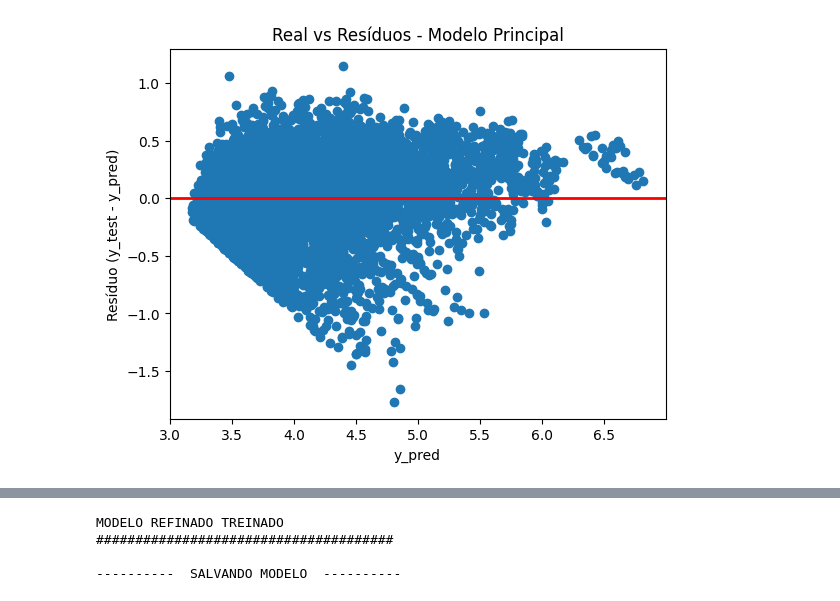
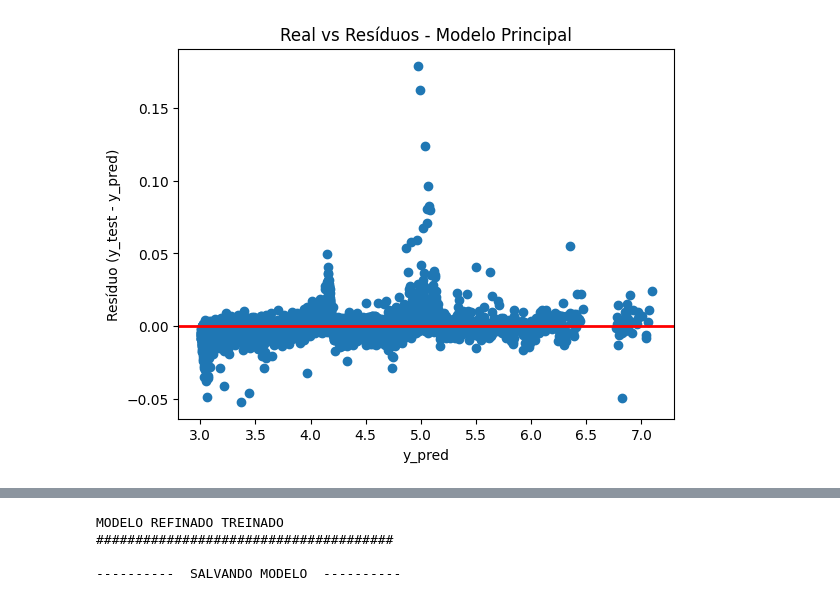
Before and after one commit to iugamil/RANDOM_FOREST_REGRESSOR, a Jupyter notebook: 01-ANTT_FERROVIAS_RANDOMFOREST_REGRESSOR.ipynb, the cells around one changed output, grey strips where cells are left out. Drawn from its saved outputs; the diff is of its cells as text; code cells hidden in the pictures.

```diff
--- a/01-ANTT_FERROVIAS_RANDOMFOREST_REGRESSOR.ipynb
+++ b/01-ANTT_FERROVIAS_RANDOMFOREST_REGRESSOR.ipynb
@@ -35,7 +35,7 @@ from numpy import random
 pd.set_option('Float_format','{:.2f}'.format)
 
 ## COMPILANDO ARQUIVOS DA PASTA
-pasta = 'C:/Users/Guilh/OneDrive/Área de Trabalho/1-MATERIAIS DE ESTUDO/01 - DIVERSOS/01-SCIKIT_LEARN/01-INPUT'
+pasta = 'C:/Users/Guilh/OneDrive/Área de Trabalho/1-MATERIAIS DE ESTUDO/01 - DIVERSOS/01-SCIKIT_LEARN/01-INPUT/ANTT'
 arquivos = glob.glob(os.path.join(pasta, '*.csv'))
 base_original = pd.concat([pd.read_csv(i, sep=';', encoding='latin1') for i in arquivos], ignore_index = True)
 
@@ -62,7 +62,7 @@ base_original = base_original.drop('TKU', axis=1)
 base_original = base_original.drop('Mes_Ano', axis=1)
 
 # REMOVENDO VALORES ABAIXO DE 1 TONELADA
-base_original = base_original[base_original["TU"]>= 1]
+base_original = base_original[base_original["TU"]>= 1000]
 
 # VENDO A BASE
 base_original.head(-5)
@@ -801,29 +815,35 @@ y = base_modelo['TU_LOG10']
 # ORDENAÇÃO DOS DADOS PARA A BASE DE TREINO
 x = x[['MÊS', 'ANO', 'Codigo_Ferrovia', 'Codigo_Mercadoria_ANTT', 'Codigo_Estacao_Origem',
                                            'Codigo_UF_Origem', 'Codigo_Estacao_Destino', 'Codigo_UF_Destino']]
+                                           #'PESO_TARGET_AVG', 'PESO_TARGET_MEDIAN']]
 
 
 # SEPARANDO TREINO E TESTE
 x_train, x_test, y_train, y_test = train_test_split(x,y,test_size=0.1)
 
+
 # CRIANDO MODELO
-modelo = RandomForestRegressor(n_estimators=112,
-                               max_depth=13,
+modelo = RandomForestRegressor(n_estimators=149,
+                               max_depth=26,
                                random_state=2,
                                max_features='log2',
-                               min_samples_split=4,
-                               min_samples_leaf=3)
+                               min_samples_split=16,
+                               min_samples_leaf=2,
+                               bootstrap=False)
 
 # VALIDAÇÃO CRUZADA
-kf = KFold(n_splits=5, shuffle= True, random_state=2)
-cross_validation = cross_val_score(modelo, x, y, cv=kf, scoring='r2')
+#kf = KFold(n_splits=5, shuffle= True, random_state=2)
+#cross_validation = cross_val_score(modelo, x, y, cv=kf, scoring='neg_mean_absolute_error')
+kf = KFold(n_splits=5, shuffle=True, random_state=2)
+cross_validation = cross_val_score(modelo, x, y, cv=kf, scoring='neg_mean_absolute_error', params={'sample_weight': (1 / (np.abs(y - y.median()) + 1))}) # Aqui os pesos entram na validação
+
 
 # APLICANDO LOG() PARA MELHORAR A DISTRIBUIÇÃO DO MODELO - evita heterocedasticidade
 #y_train_log = np.log1p(y_train)
 
 
 # TREINANDO O MODELO
-modelo.fit(x_train, y_train)
+modelo.fit(x_train, y_train, sample_weight=(1 / (np.abs(base_modelo.loc[x_train.index, 'TU_LOG10'] - base_modelo.loc[x_train.index, 'TU_LOG10'].median()) + 1)))
 
 
 # USANDO MODELO NO COJUNTO DE TESTE - PREDIÇÃO
@@ -852,9 +872,10 @@ MEDAE_REAL = median_absolute_error(10**y_test, 10**y_pred)
 ########## RESULTADOS VALIDAÇÃO CRUZADA
 print('----------  RESULTADOS MODELO AUTO TUNNING  ----------')
 print(f"O tipo do modelo carregado é: {type(modelo)}")
-print(f"Acuracia para cada fold (cross-validation): {cross_validation}")
-print(f"Acuracia média (cross-validation): {cross_validation.mean()*100}")
+#print(f"Acuracia para cada fold (cross-validation): {cross_validation}")
+#print(f"Acuracia média (cross-validation): {cross_validation.mean()*100}")
 print(f"Desvio padrão (cross validation): {cross_validation.std()}")
+print(f"MAE médio (cross-validation): {abs(cross_validation.mean()):.4f}")
 print(f"R²: {r2_test:.2f}")
 print("MAE:", MAE_REAL)
 print("MSE (Mean squared error):", MSE_REAL)
@@ -1348,27 +1251,29 @@ print(shap_df)
 # %%
 ############################################################################
 
 
 # VALIDAÇÃO DO MODELO
 
 
 ############################################################################
 
 
 '''
+Analise dos residuos, um resíduo é a diferença entre o valor real e o valor que o seu modelo previu.
+
 O gráfico dos residuos demonstra HETEROCEDASTICIDADE pois os residuos estão muito espalhados
-pelo gráfico, parecendo um fúnil ou tempestade. Isso significa que o modelo erra mais para
+pelo gráfico, parecendo um funil ou tempestade. Isso significa que o modelo erra mais para
 algumas classes do que em outras, isso pode indicar a falta features importantes.
 Os riscos de usar um modelo que erra forte uma determinada classe é algo delicado a se pensar.
 
 '''
 
 # GRAFICO DE REAL vs RESIDUOS
-plt.scatter(y_pred, (y_test - y_pred))
+plt.scatter(x=y_pred, y=(y_test - y_pred))
 plt.title("Real vs Resíduos - Modelo Principal")
 plt.axhline(0, color='red', linewidth=2)
 plt.xlabel('y_pred')
 plt.ylabel('Resíduo (y_test - y_pred)')
 plt.show()
 # %% [output]
-[figure, old version]
+[figure, new version]
```
Also changed, not shown: parts of 25 cells of this notebook.
